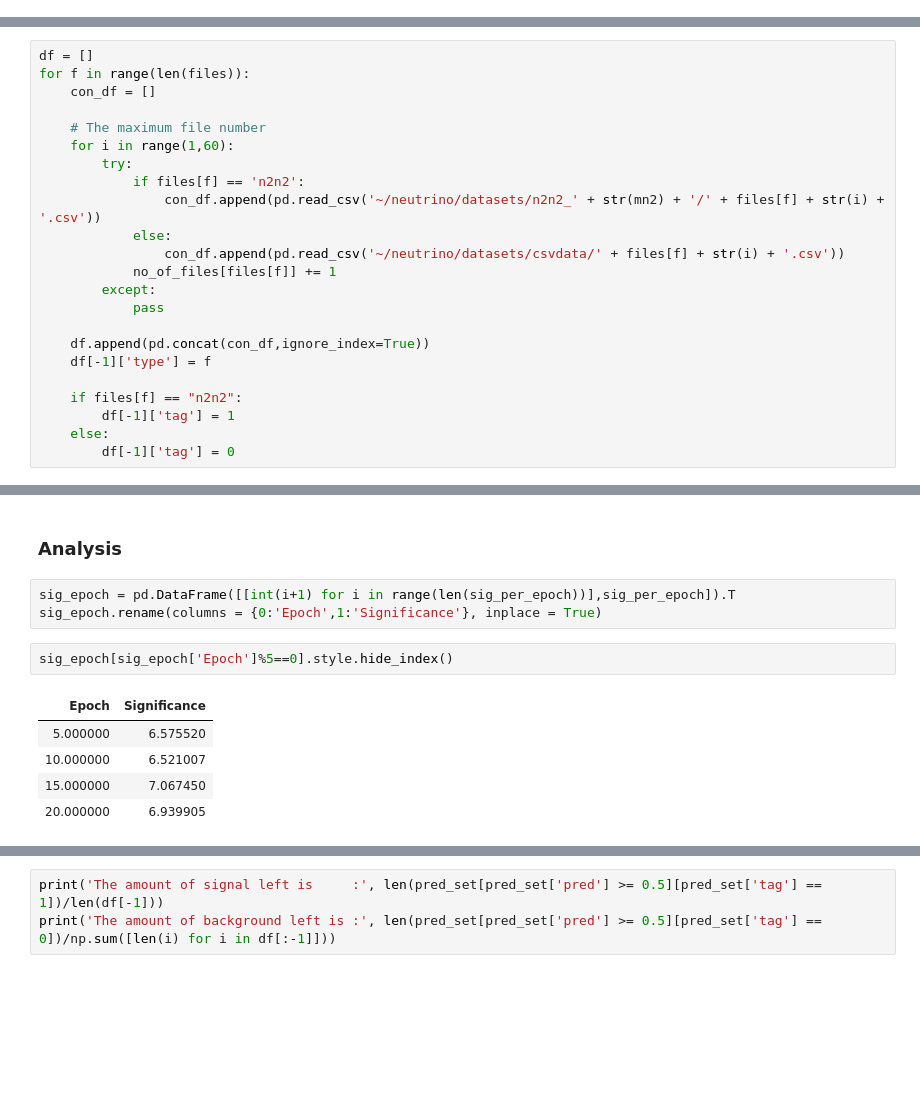
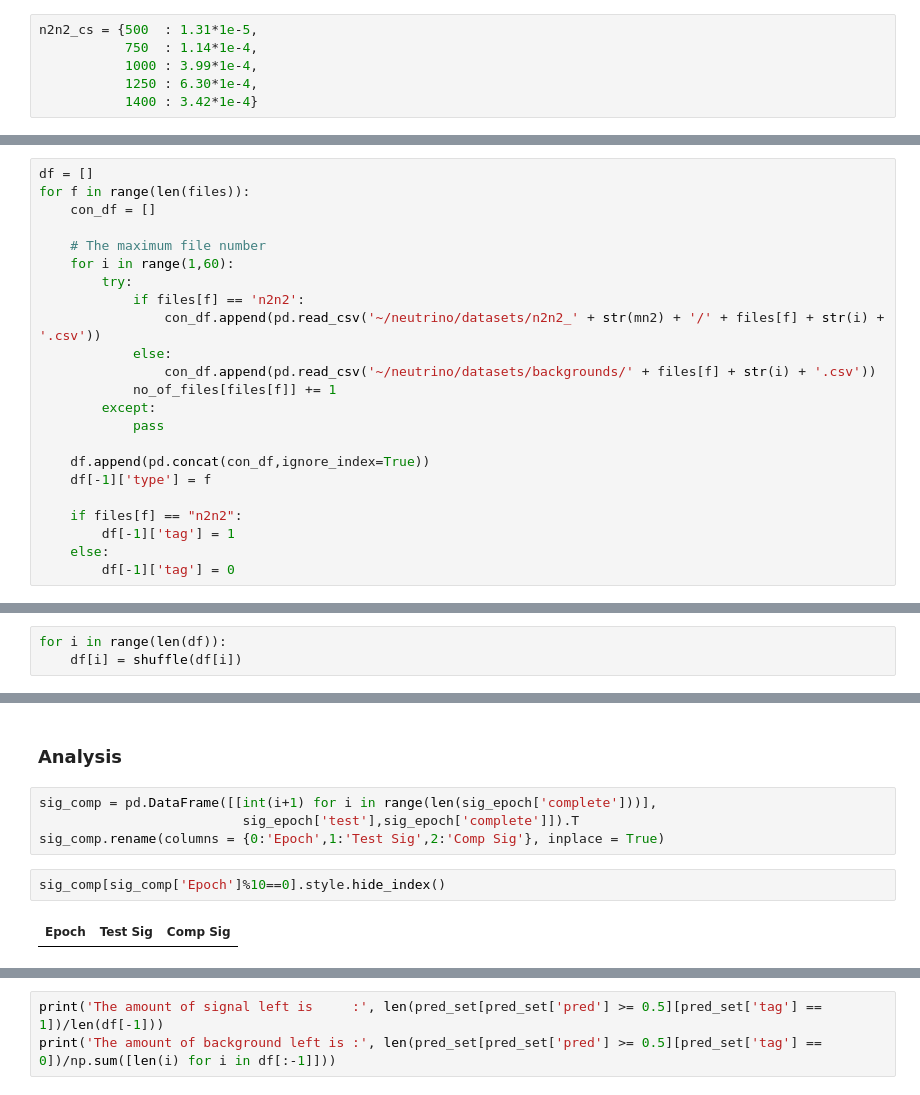
Before and after one commit to Blizzard57/neutrino-decay, a Jupyter notebook: codes/ml/sim-tf.ipynb, the cells around one changed output, grey strips where cells are left out. Cells and saved outputs as stored; diff of their text form; blank space fills up the shorter version.

```diff
--- a/codes/ml/sim-tf.ipynb
+++ b/codes/ml/sim-tf.ipynb
@@ -98,0 +95,6 @@ n2n2_cs = {500  : ,
+# %%
+n2n2_cs = {500  : 1.31*1e-5,
+           750  : 1.14*1e-4,
+           1000 : 3.99*1e-4,
+           1250 : 6.30*1e-4,
+           1400 : 3.42*1e-4}
@@ -170,7 +188,7 @@ for f in range(len(files)):
             if files[f] == 'n2n2':
                 con_df.append(pd.read_csv('~/neutrino/datasets/n2n2_' + str(mn2) + '/' + files[f] + str(i) + '.csv'))
             else:
-                con_df.append(pd.read_csv('~/neutrino/datasets/csvdata/' + files[f] + str(i) + '.csv'))
+                con_df.append(pd.read_csv('~/neutrino/datasets/backgrounds/' + files[f] + str(i) + '.csv'))
             no_of_files[files[f]] += 1
         except:
             pass
@@ -221,6 +239,9 @@ df[-1].head().style.hide_index()
 | 590.040000 | -0.006999 | 590.055000 | 811.602000 | 0.445120 | 897.952000 | 90.893800 | 818.864000 | 1.162910 | 1.495500 | 1133.330000 | 0.172456 | ... |
 # %% [markdown]
 ### Applying Analysis Level Cuts
+# %%
+for i in range(len(df)):
+    df[i] = shuffle(df[i])
 # %%
 df_train = []
 df_test = []
@@ -377,13 +440,10 @@ Epoch 37/100
 # %% [markdown]
 ### Analysis
 # %%
-sig_epoch = pd.DataFrame([[int(i+1) for i in range(len(sig_per_epoch))],sig_per_epoch]).T
-sig_epoch.rename(columns = {0:'Epoch',1:'Significance'}, inplace = True)
+sig_comp = pd.DataFrame([[int(i+1) for i in range(len(sig_epoch['complete']))],
+                          sig_epoch['test'],sig_epoch['complete']]).T
+sig_comp.rename(columns = {0:'Epoch',1:'Test Sig',2:'Comp Sig'}, inplace = True)
 # %%
-sig_epoch[sig_epoch['Epoch']%5==0].style.hide_index()
+sig_comp[sig_comp['Epoch']%10==0].style.hide_index()
 # %% [output]
-| Epoch | Significance |
-| 5.000000 | 6.575520 |
-| 10.000000 | 6.521007 |
-| 15.000000 | 7.067450 |
-| 20.000000 | 6.939905 |
+| Epoch | Test Sig | Comp Sig |
```
Also changed, not shown: parts of 24 cells of this notebook, 23 other files.
